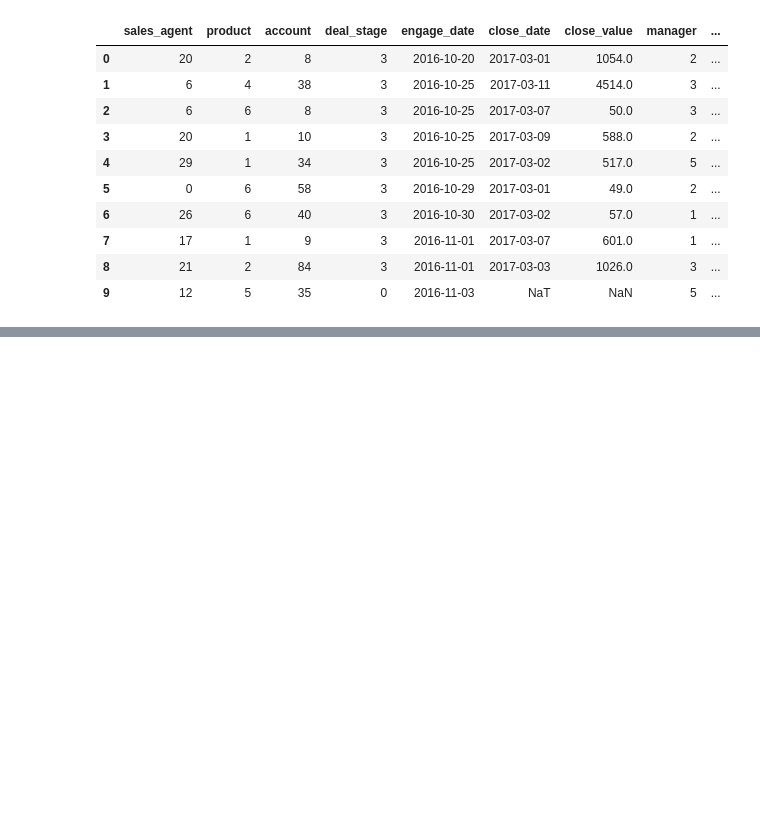
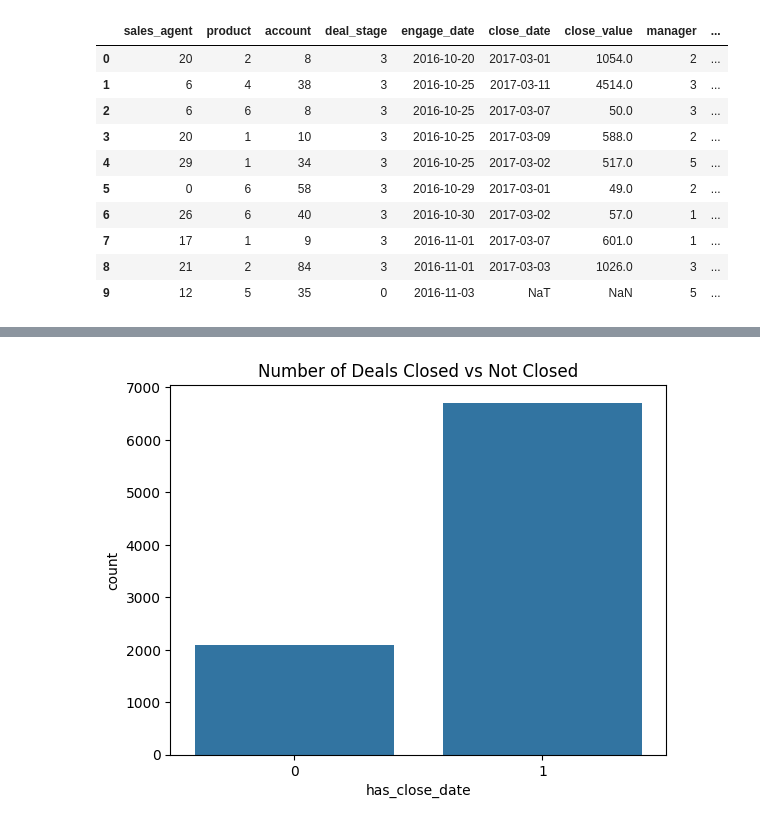
Before and after one commit to ishween/Team2A, a Jupyter notebook: Milestone_1.ipynb, the cells around one changed output, grey strips where cells are left out. Saved outputs shown, nothing was run; the diff lists cells and outputs as text; code cells hidden in the pictures; blank space fills up the shorter version.

```diff
--- a/Milestone_1.ipynb
+++ b/Milestone_1.ipynb
@@ -214,0 +316,6 @@ merged_df.head(10)
+# %%
+sns.countplot(x='has_close_date', data=merged_df)
+plt.title("Number of Deals Closed vs Not Closed")
+plt.show()
+# %% [output]
+[figure, added]
```
Also changed, not shown: parts of 13 cells of this notebook.
